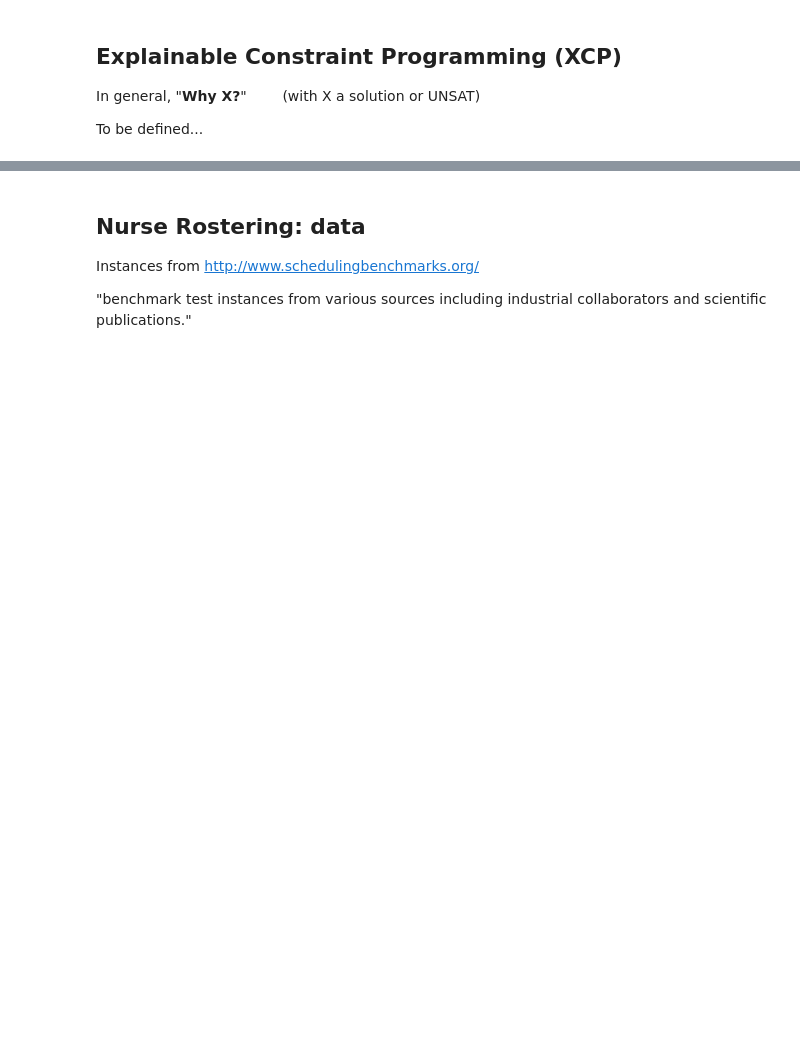
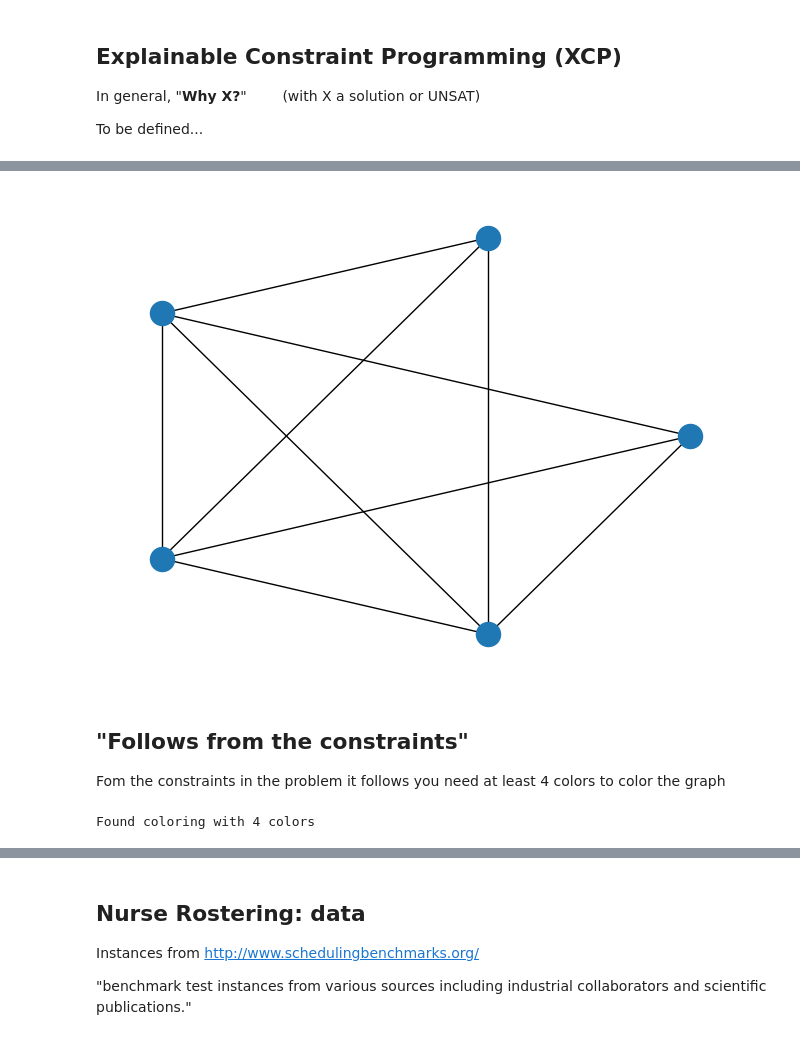
Before and after one commit to IgnaceBleukx/Tutorial-Derivatives, a Jupyter notebook: dtai-seminar.ipynb, the cells around one changed output, grey strips where cells are left out. Drawn from its saved outputs; the diff is of its cells as text; code cells hidden in the pictures; blank space fills up the shorter version.

```diff
--- a/dtai-seminar.ipynb
+++ b/dtai-seminar.ipynb
@@ -11,6 +11,7 @@ from visualize import *
 from cpmpy.transformations.normalize import toplevel_list
 from factory import *
 from read_data import get_data
+from cpmpy.tools.explain import mus
 
 import numpy as np
 np.set_printoptions(linewidth=90)
@@ -18,6 +19,39 @@ np.set_printoptions(linewidth=90)
 from cpmpy import SolverLookup
 names = SolverLookup.solvernames()
 
+import networkx as nx
+import re
+draw = nx.draw_circular
+
+def pinpoint_to_constraints(G, model):
+    assert model.solve()
+    subset = mus(m.constraints, hard=[model.objective_ < model.objective_value()])
+    draw_conflict(G, subset)
+
+def graph_coloring(G):
+    m = cp.Model()
+    max_colors = G.number_of_nodes()
+    # worst case: give each node a different color
+    nodes = cp.intvar(1, max_colors+1, shape=max_colors, name="Node")
+    # constrain edges to have differently colored nodes
+    m += [nodes[n1] != nodes[n2] for n1, n2 in G.edges()]
+    m.minimize(cp.max(nodes))
+
+    return m, nodes
+
+def draw_conflict(graph, conflict, **kwargs):
+
+    conflicting = []
+    for cons in conflict:
+        n1, n2 = cons.args
+        if n1.name == "max": continue
+        a = int(re.search("\[[0-9]*\]", str(n1)).group()[1:-1])
+        b = int(re.search("\[[0-9]*\]", str(n2)).group()[1:-1])
+        conflicting.append((a,b))
+
+    colors = ["red" if (a,b) in conflicting else "black" for (a,b) in graph.edges()]
+    return draw(graph, edge_color=colors, **kwargs)
+
 def get_avg_outputlits(seq):
     lits = sum(len(out.literals()) for _,_,out in seq[:-1])
     return lits / (len(seq)-1)
@@ -107,0 +141,15 @@ For more examples, visit https://github.com/CPMpy/XCP-explain
+# %%
+G = nx.fast_gnp_random_graph(5, 0.8, seed=0)
+draw(G)
+# %% [output]
+[figure, added]
+# %% [markdown]
+## "Follows from the constraints"
+
+Fom the constraints in the problem it follows you need at least 4 colors to color the graph
+# %%
+m, nodes = graph_coloring(G)
+assert m.solve() is True
+print(f"Found coloring with {m.objective_value()} colors")
+# %% [output]
+Found coloring with 4 colors
```
Also changed, not shown: parts of 26 cells of this notebook, 3 other files.
